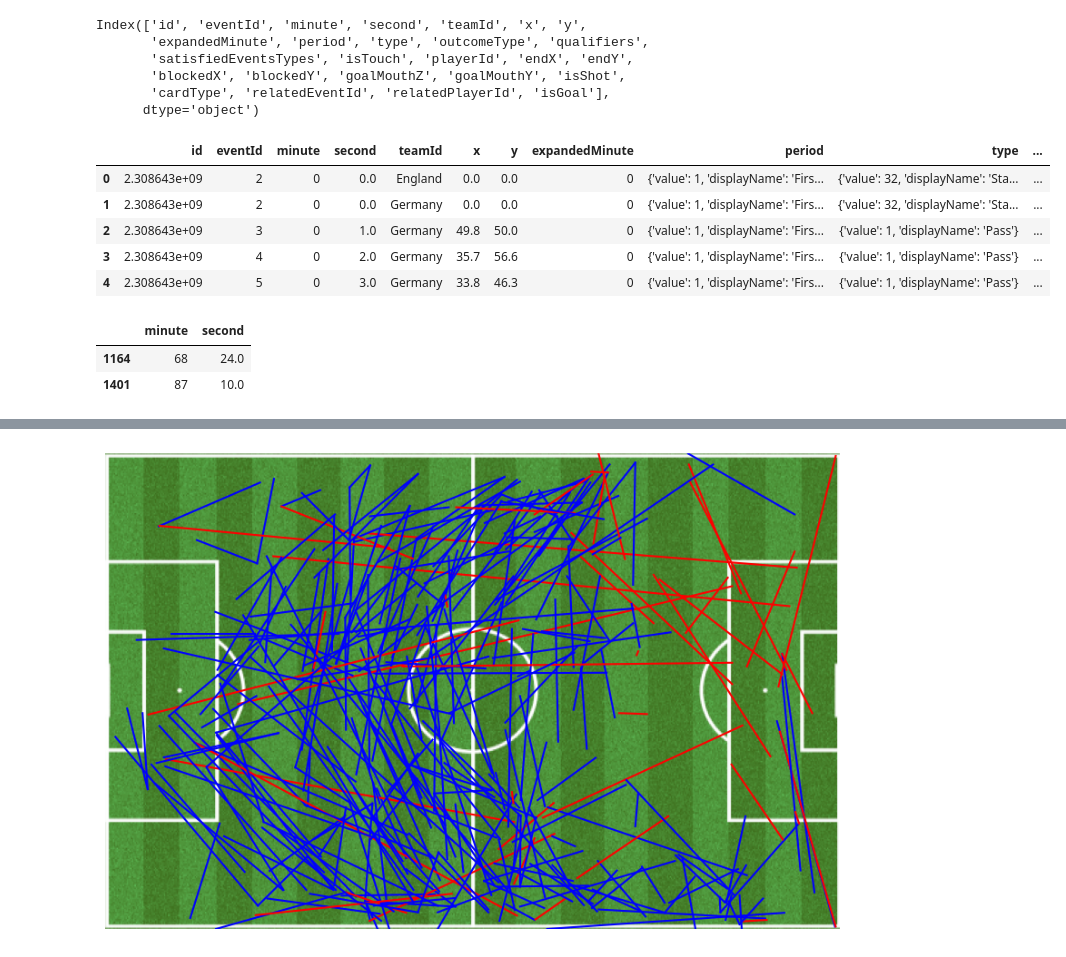
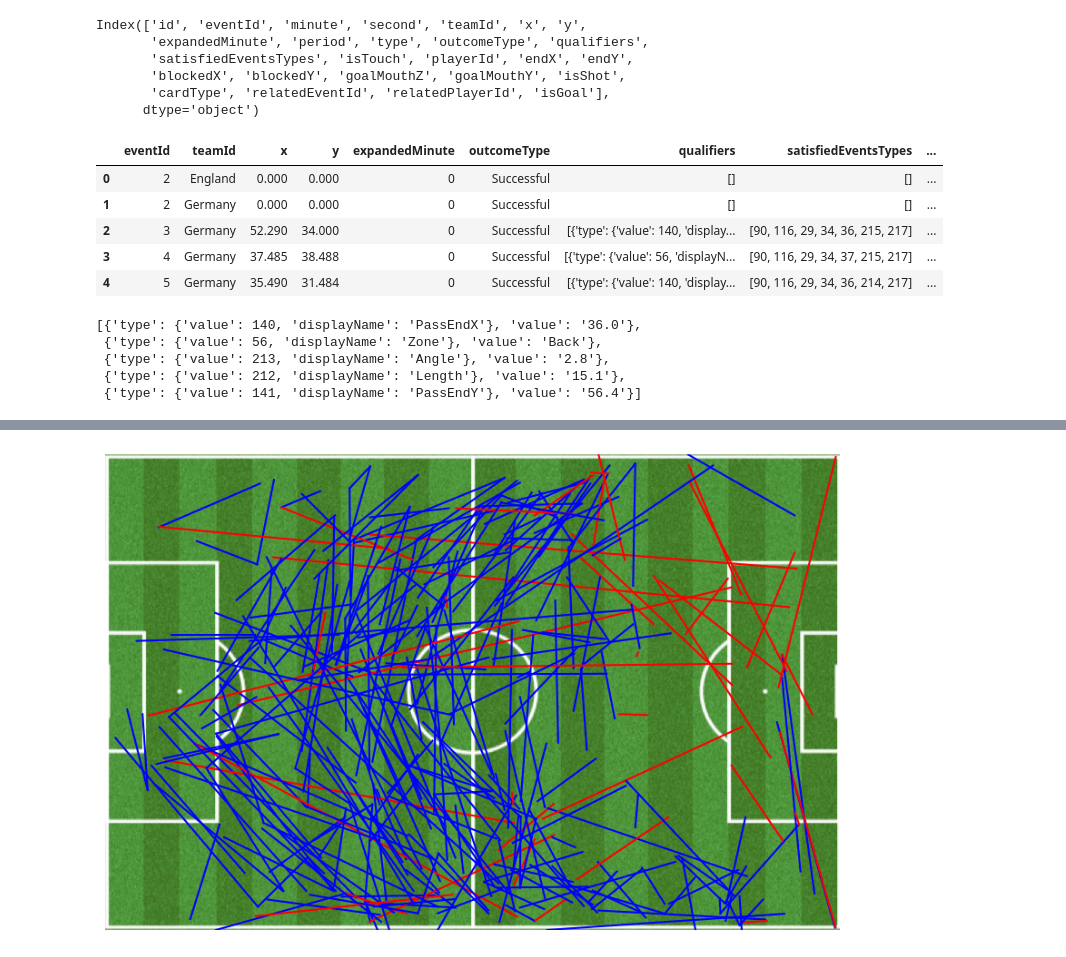
Before and after one commit to Jedrek00/FootballDataVis, a Jupyter notebook: eda.ipynb, the cells around one changed output, grey strips where cells are left out. Drawn from its saved outputs; the diff is of its cells as text; code cells hidden in the pictures.

```diff
--- a/eda.ipynb
+++ b/eda.ipynb
@@ -49,7 +54,7 @@ def extract_data_from_dict(data):
     players_ids = data["matchCentreData"]["playerIdNameDictionary"]
     return events_dict, players_df, teams_dict
 # %%
-match_html_path = './England 2-0 Germany - European Championship 2020 Live.html'
+match_html_path = './reasources/htmls/England 2-0 Germany - European Championship 2020 Live.html'
 json_data_txt = extract_json_from_html(match_html_path)
 # %%
 data = json.loads(json_data_txt)
@@ -87,21 +92,44 @@ Index(['id', 'eventId', 'minute', 'second', 'teamId', 'x', 'y',
        'cardType', 'relatedEventId', 'relatedPlayerId', 'isGoal'],
       dtype='object')
 # %%
+df = pd.DataFrame(events_dict)
+
 df["eventType"] = df.apply(lambda row: row["type"]["displayName"], axis=1)
 df["outcomeType"] = df.apply(lambda row: row["outcomeType"]["displayName"], axis=1)
 df["half"] = df.apply(lambda row: row["period"]["displayName"], axis=1)
+
+df["x"] = df["x"].apply(lambda row: row / 100 * PITCH_MAX_X)
+df["endX"] = df["endX"].apply(lambda row: row / 100 * PITCH_MAX_X)
+df["y"] = df["y"].apply(lambda row: row / 100 * PITCH_MAX_Y)
+df["endY"] = df["endY"].apply(lambda row: row / 100 * PITCH_MAX_Y)
+
+df["time"] = df["minute"] + df["second"] / 100
+
 df.replace(teams_dict, inplace=True)
+
+recivers= []
+for idx, row in df.iterrows():
+    if row["eventType"] == "Pass":
+        recivers.append(df.iloc[idx+1, 14])
+    else:
+        recivers.append(np.nan)
+df["reciverId"] = recivers
+
+df.drop(columns=["id", "period", "type", "minute", "second"], inplace=True)
+# TODO change columns order
 df.head()
 # %% [output]
-|  | id | eventId | minute | second | teamId | x | y | expandedMinute | period | type | ... |
-| 0 | 2.308643e+09 | 2 | 0 | 0.0 | England | 0.0 | 0.0 | 0 | {'value': 1, 'displayName': 'Firs... | {'value': 32, 'displayName': 'Sta... | ... |
-| 1 | 2.308643e+09 | 2 | 0 | 0.0 | Germany | 0.0 | 0.0 | 0 | {'value': 1, 'displayName': 'Firs... | {'value': 32, 'displayName': 'Sta... | ... |
-| 2 | 2.308643e+09 | 3 | 0 | 1.0 | Germany | 49.8 | 50.0 | 0 | {'value': 1, 'displayName': 'Firs... | {'value': 1, 'displayName': 'Pass'} | ... |
-| 3 | 2.308643e+09 | 4 | 0 | 2.0 | Germany | 35.7 | 56.6 | 0 | {'value': 1, 'displayName': 'Firs... | {'value': 1, 'displayName': 'Pass'} | ... |
-| 4 | 2.308643e+09 | 5 | 0 | 3.0 | Germany | 33.8 | 46.3 | 0 | {'value': 1, 'displayName': 'Firs... | {'value': 1, 'displayName': 'Pass'} | ... |
+|  | eventId | teamId | x | y | expandedMinute | outcomeType | qualifiers | satisfiedEventsTypes | ... |
+| 0 | 2 | England | 0.000 | 0.000 | 0 | Successful | [] | [] | ... |
+| 1 | 2 | Germany | 0.000 | 0.000 | 0 | Successful | [] | [] | ... |
+| 2 | 3 | Germany | 52.290 | 34.000 | 0 | Successful | [{'type': {'value': 140, 'display... | [90, 116, 29, 34, 36, 215, 217] | ... |
+| 3 | 4 | Germany | 37.485 | 38.488 | 0 | Successful | [{'type': {'value': 56, 'displayN... | [90, 116, 29, 34, 37, 215, 217] | ... |
+| 4 | 5 | Germany | 35.490 | 31.484 | 0 | Successful | [{'type': {'value': 140, 'display... | [90, 116, 29, 34, 36, 214, 217] | ... |
-# %%
-df[(df.eventType == 'SubstitutionOn') & (df.teamId == 'England')][["minute", "second"]]
-# %% [output]
-|  | minute | second |
-| 1164 | 68 | 24.0 |
-| 1401 | 87 | 10.0 |
+# %%
+df.loc[2, "qualifiers"]
+# %% [output]
+[{'type': {'value': 140, 'displayName': 'PassEndX'}, 'value': '36.0'},
+ {'type': {'value': 56, 'displayName': 'Zone'}, 'value': 'Back'},
+ {'type': {'value': 213, 'displayName': 'Angle'}, 'value': '2.8'},
+ {'type': {'value': 212, 'displayName': 'Length'}, 'value': '15.1'},
+ {'type': {'value': 141, 'displayName': 'PassEndY'}, 'value': '56.4'}]
```
Also changed, not shown: parts of 17 cells of this notebook.
